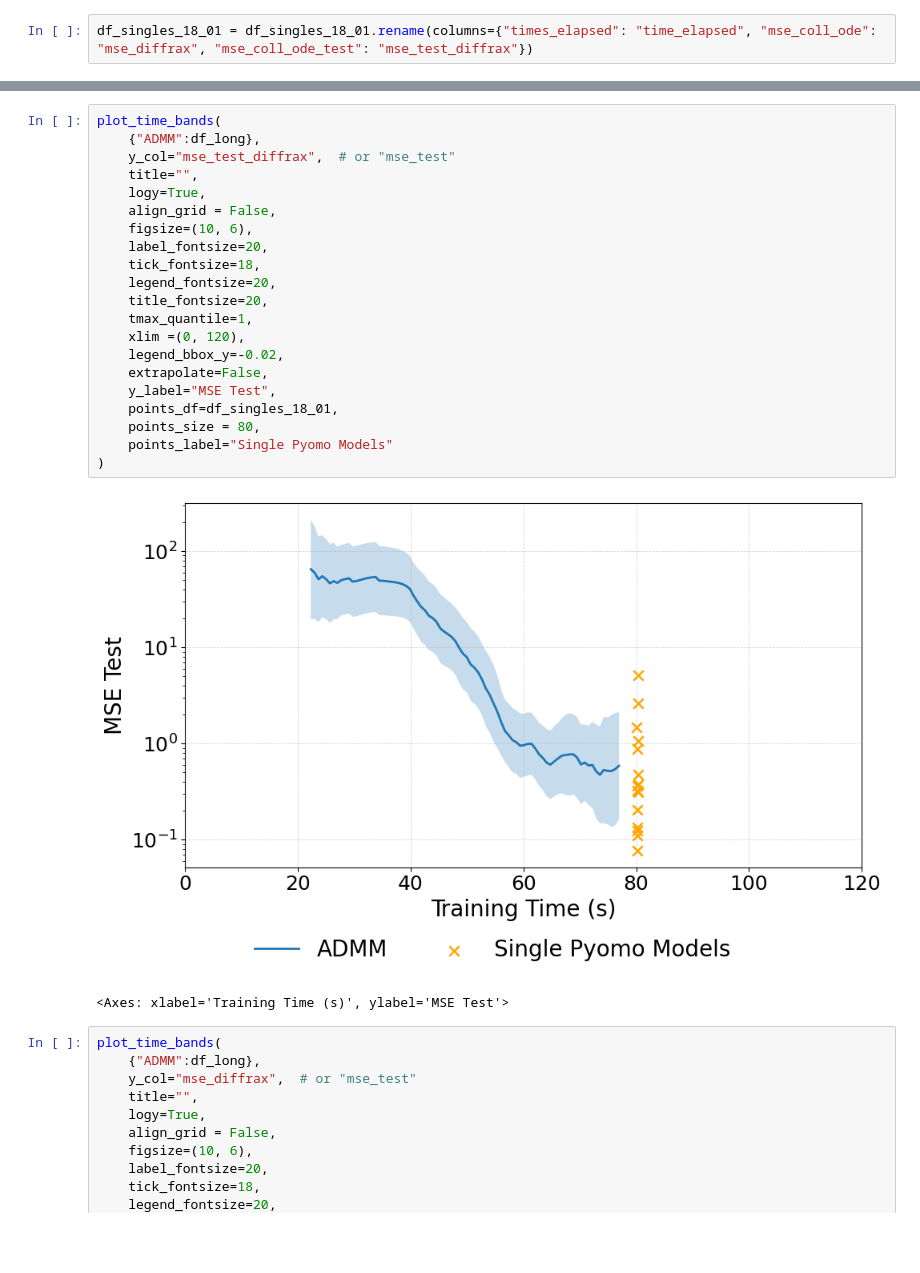
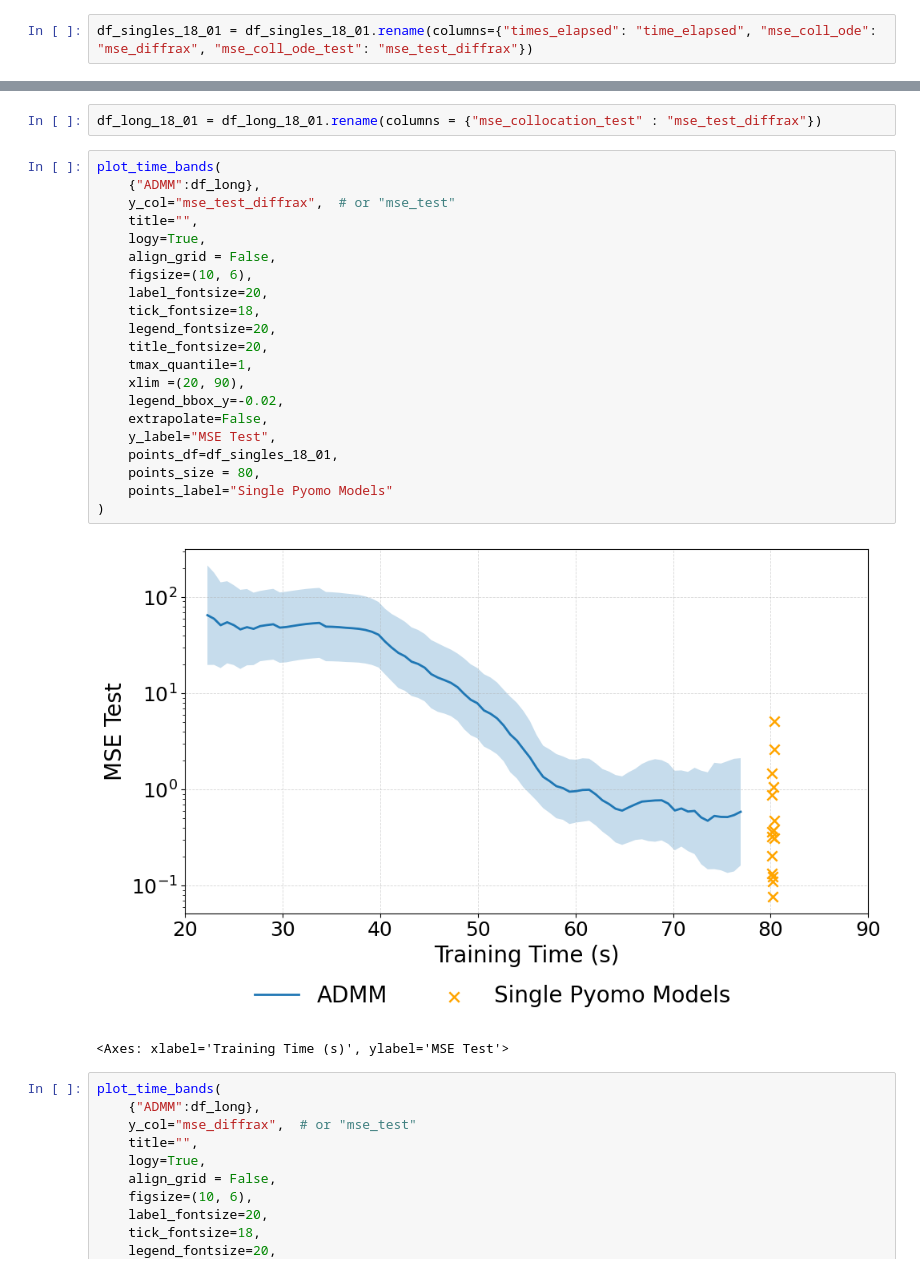
Before and after one commit to mariashapo/NODE, a Jupyter notebook: src/analysis/real_life/admm.ipynb, the cells around one changed output, grey strips where cells are left out. Cells and saved outputs as stored; diff of their text form; blank space fills up the shorter version.

```diff
--- a/src/analysis/real_life/admm.ipynb
+++ b/src/analysis/real_life/admm.ipynb
@@ -135,26 +117,28 @@ df_singles_18_01 = df_singles_18_01.rename(columns={"times_elapsed": "time_elaps
+# %%
+df_long_18_01 = df_long_18_01.rename(columns = {"mse_collocation_test" : "mse_test_diffrax"})
 # %%
 plot_time_bands(
     {"ADMM":df_long},
     y_col="mse_test_diffrax",  # or "mse_test"
     title="",
     logy=True,
     align_grid = False,
     figsize=(10, 6),
     label_fontsize=20,
     tick_fontsize=18,
     legend_fontsize=20,
     title_fontsize=20,
     tmax_quantile=1,
-    xlim =(0, 120),
+    xlim =(20, 90),
     legend_bbox_y=-0.02,
     extrapolate=False,
     y_label="MSE Test",
     points_df=df_singles_18_01,
     points_size = 80,
     points_label="Single Pyomo Models"
 )
 # %% [output]
-[figure, old version]
+[figure, new version]
 <Axes: xlabel='Training Time (s)', ylabel='MSE Test'>
 # %%
 plot_time_bands(
```
Also changed, not shown: parts of 7 cells of this notebook, 8 other files.
